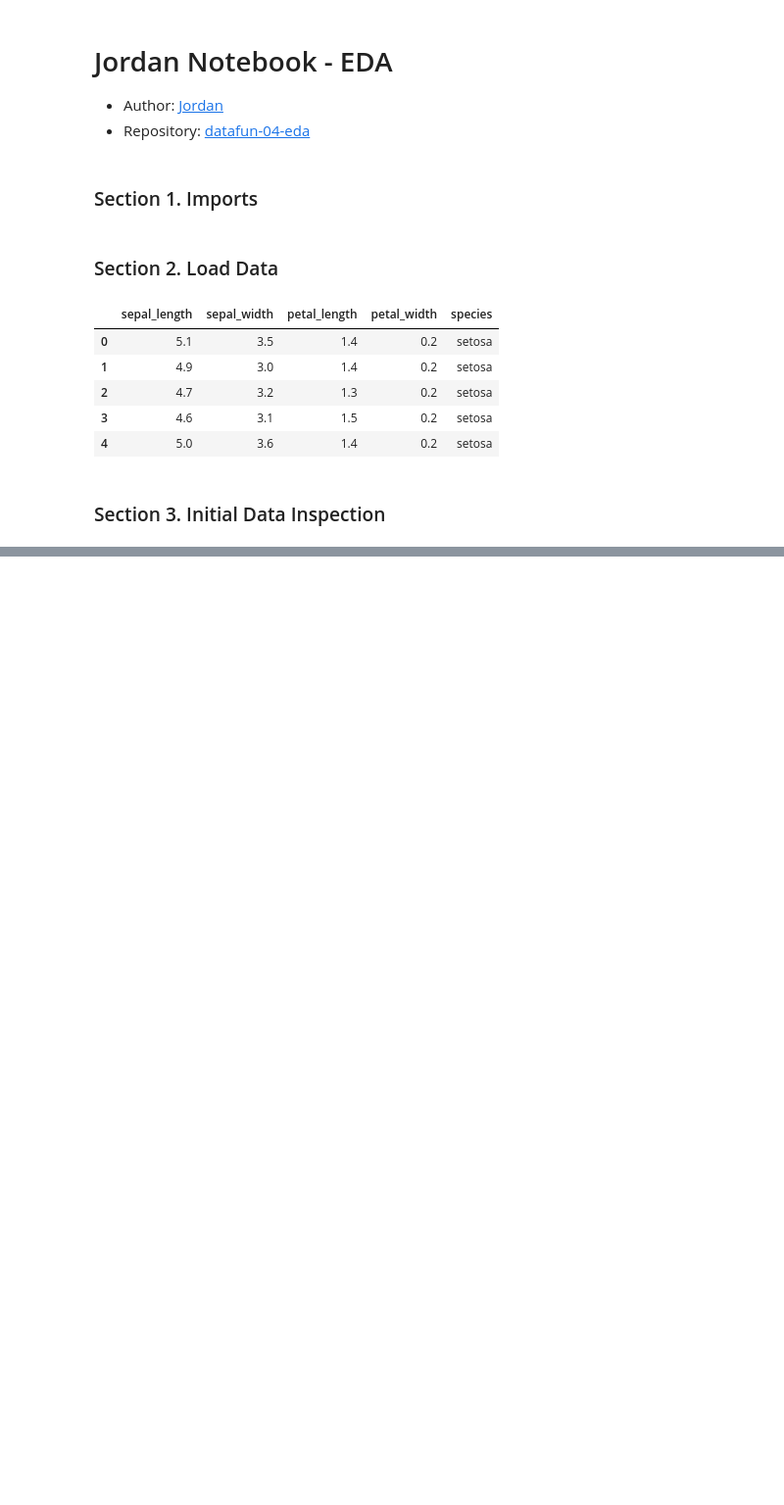
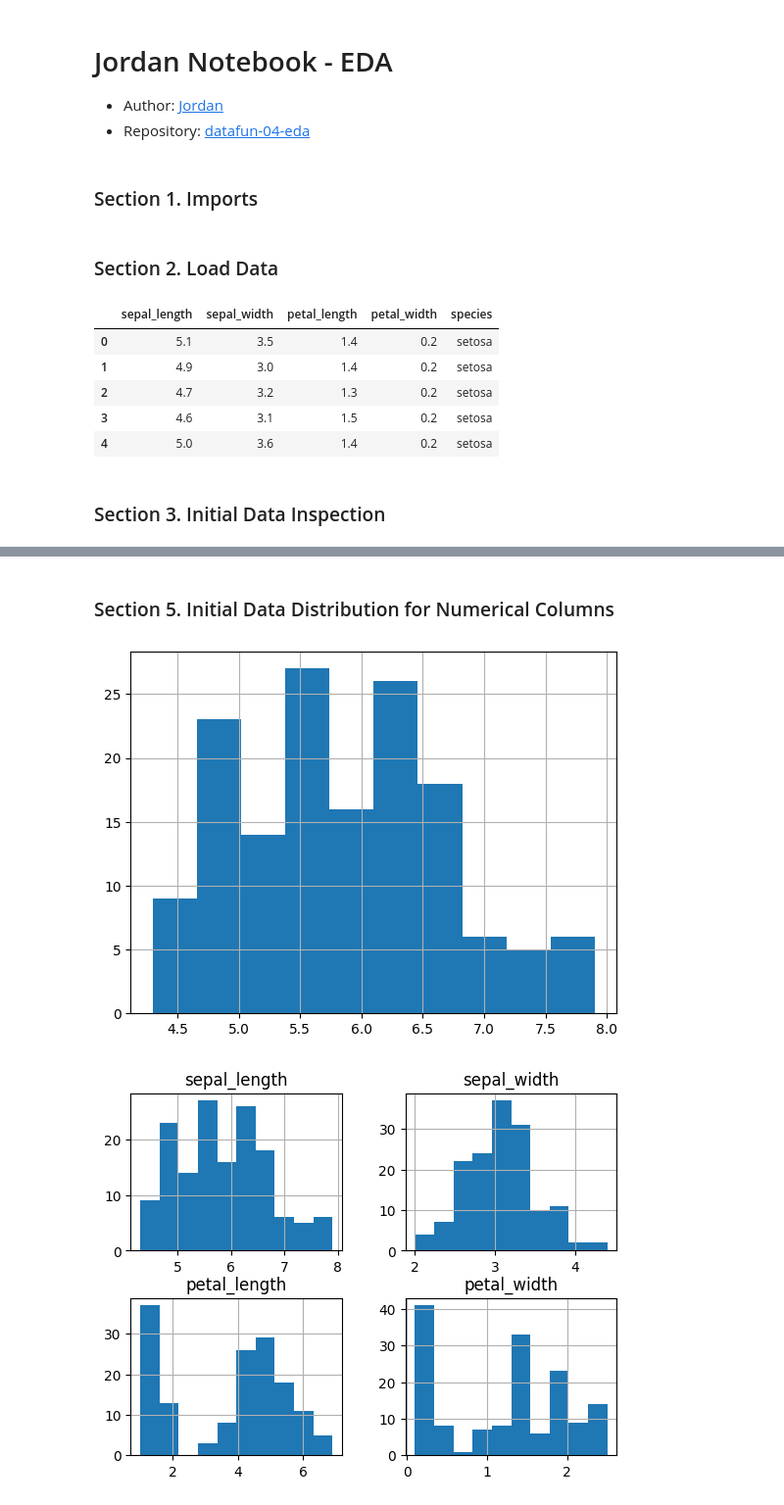
Before and after one commit to JfromNWMS/datafun-04-eda, a Jupyter notebook: jordan_eda.ipynb, the cells around one changed output, grey strips where cells are left out. Shown: that part at 98% size. Saved outputs shown, nothing was run; the diff lists cells and outputs as text; code cells hidden in the pictures; blank space fills up the shorter version.

```diff
--- a/jordan_eda.ipynb
+++ b/jordan_eda.ipynb
@@ -27,0 +60,9 @@ iris_df.head()
+# %% [markdown]
+### Section 5.  Initial Data Distribution for Numerical Columns
+# %%
+iris_df['sepal_length'].hist()
+iris_df.hist()
+matplotlib.pyplot.show()
+# %% [output]
+[figure, added]
+[figure, added]
```
Also changed, not shown: parts of 12 cells of this notebook.
